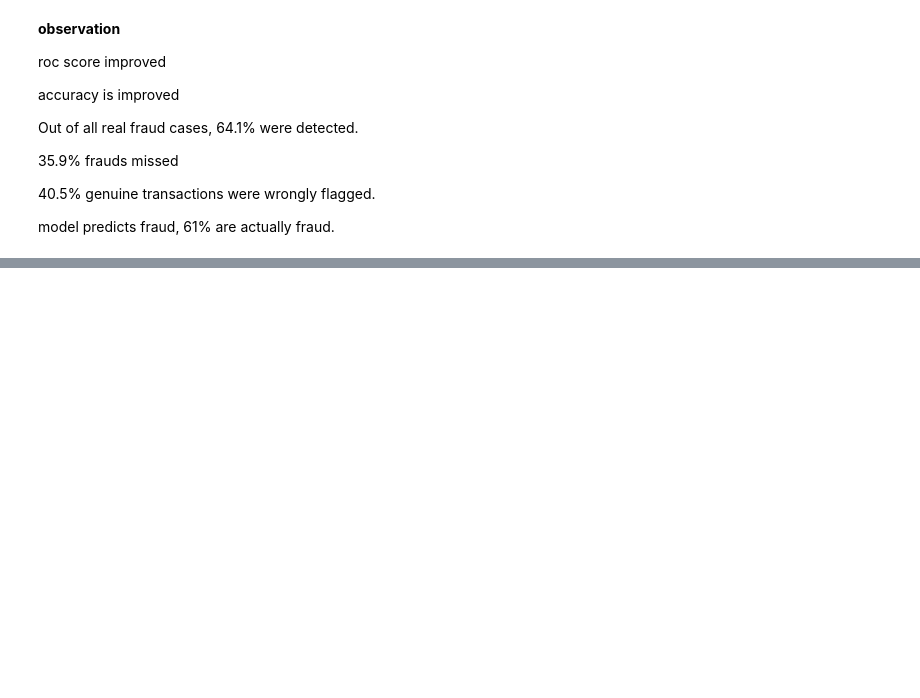
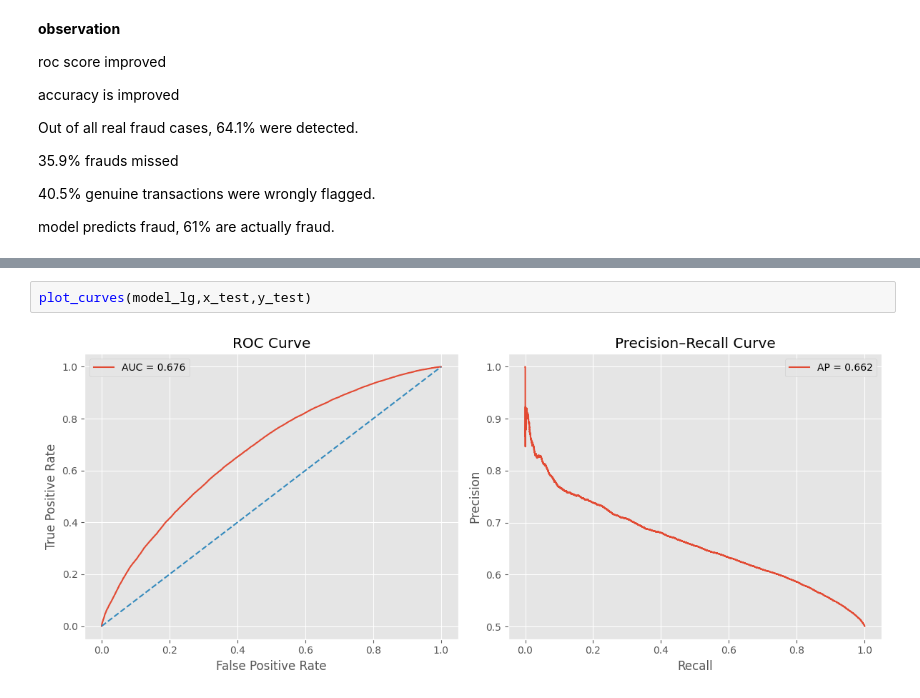
Before and after one commit to prasadPattuvamVeedu/microsoft_fraud_detection, a Jupyter notebook: microsofr_fraud_detection.ipynb, the cells around one changed output, grey strips where cells are left out. Drawn from its saved outputs; the diff is of its cells as text; blank space fills up the shorter version.

```diff
--- a/microsofr_fraud_detection.ipynb
+++ b/microsofr_fraud_detection.ipynb
@@ -3130,0 +3240,4 @@ model predicts fraud, 61% are actually fraud.
+# %%
+plot_curves(model_lg,x_test,y_test)
+# %% [output]
+[figure, added]
```
Also changed, not shown: parts of 52 cells of this notebook.
